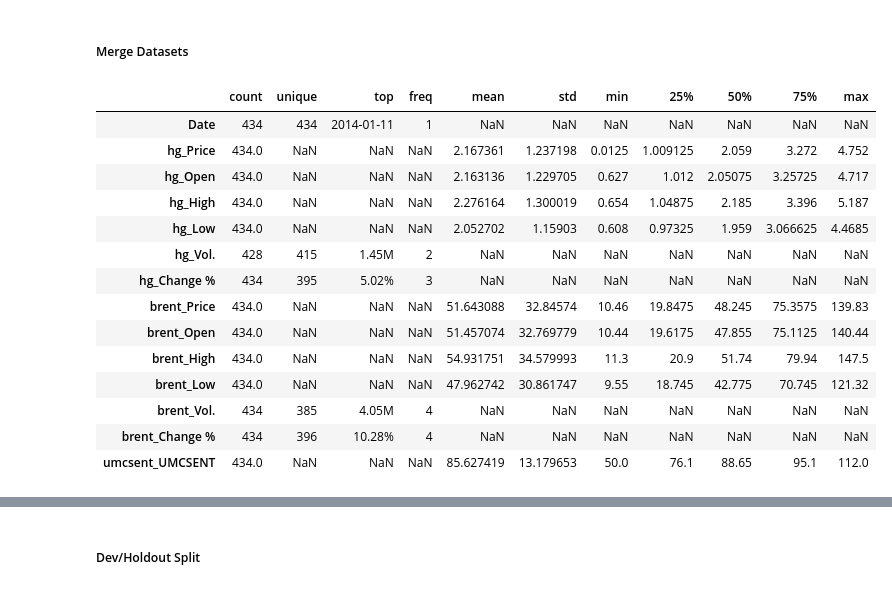
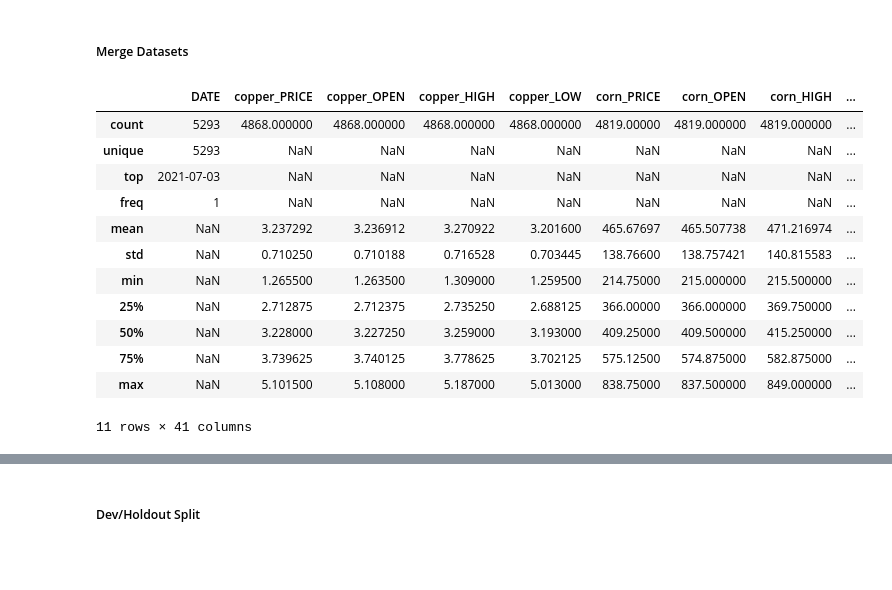
Before and after one commit to neal-logan/ea-nasir, a Jupyter notebook: 01_eda.ipynb, the cells around one changed output, grey strips where cells are left out. Saved outputs shown, nothing was run; the diff lists cells and outputs as text; code cells hidden in the pictures; blank space fills up the shorter version.

```diff
--- a/01_eda.ipynb
+++ b/01_eda.ipynb
@@ -28,17 +27,2 @@ import ibis
 ibis.options.interactive = True
 con = ibis.connect("duckdb://")
-# %%
-# TODO change this to get data from Github
-path = 'data/'
-
-datasets_to_import = {
-    'hg':'trading', # US copper on COMEX, USD/pound
-    'brent':'trading', # Brent crude oil, USD/barrel
-    'umcsent':'non-trading', # US consumer sentiment, as measured by the University of Michigan
-}
-
-imported_datasets = {}
-
-for name,frequency in datasets_to_import.items():
-    imported_datasets[name,frequency] = ibis.read_csv(path + name,frequency + '.csv')
-    print(name,frequency + ': ' + str(imported_datasets[name,frequency].to_pandas().shape))
@@ -69,0 +126,17 @@ imported_datasets['umcsent'] = imported_datasets['umcsent'].rename(
+# %%
+# Fix column names in FRED data and drop excess rows
+for key in fred_datasets.keys():
+    #Rename second column (data) to name of dataset
+    old_col_name = fred_datasets[key].columns[1]
+    new_col_name = key
+    fred_datasets[key] = fred_datasets[key].rename({new_col_name: old_col_name})
+
+    #Convert timestamps to dates
+    fred_datasets[key] = fred_datasets[key].mutate(
+        DATE = fred_datasets[key]['DATE'].cast('date'))
+
+    #Convert to snake-case
+    fred_datasets[key] = fred_datasets[key].rename('ALL_CAPS')
+
+    #Drop old data for efficiency
+    fred_datasets[key] = fred_datasets[key].filter(fred_datasets[key].DATE.year() > 2005)
@@ -114,18 +219,21 @@ data = merge_tables(imported_datasets, 'Date')
+# %%
+inv_data = merge_tables(
+    inv_datasets,
+    join_key = 'DATE',
+    join_type = 'outer')
 # %%
-data.to_pandas().describe(include='all').T
+inv_data.to_pandas().describe(include='all')
 # %% [output]
-|  | count | unique | top | freq | mean | std | min | 25% | 50% | 75% | max |
-| Date | 434 | 434 | 2014-01-11 | 1 | NaN | NaN | NaN | NaN | NaN | NaN | NaN |
-| hg_Price | 434.0 | NaN | NaN | NaN | 2.167361 | 1.237198 | 0.0125 | 1.009125 | 2.059 | 3.272 | 4.752 |
-| hg_Open | 434.0 | NaN | NaN | NaN | 2.163136 | 1.229705 | 0.627 | 1.012 | 2.05075 | 3.25725 | 4.717 |
-| hg_High | 434.0 | NaN | NaN | NaN | 2.276164 | 1.300019 | 0.654 | 1.04875 | 2.185 | 3.396 | 5.187 |
-| hg_Low | 434.0 | NaN | NaN | NaN | 2.052702 | 1.15903 | 0.608 | 0.97325 | 1.959 | 3.066625 | 4.4685 |
-| hg_Vol. | 428 | 415 | 1.45M | 2 | NaN | NaN | NaN | NaN | NaN | NaN | NaN |
-| hg_Change % | 434 | 395 | 5.02% | 3 | NaN | NaN | NaN | NaN | NaN | NaN | NaN |
-| brent_Price | 434.0 | NaN | NaN | NaN | 51.643088 | 32.84574 | 10.46 | 19.8475 | 48.245 | 75.3575 | 139.83 |
-| brent_Open | 434.0 | NaN | NaN | NaN | 51.457074 | 32.769779 | 10.44 | 19.6175 | 47.855 | 75.1125 | 140.44 |
-| brent_High | 434.0 | NaN | NaN | NaN | 54.931751 | 34.579993 | 11.3 | 20.9 | 51.74 | 79.94 | 147.5 |
-| brent_Low | 434.0 | NaN | NaN | NaN | 47.962742 | 30.861747 | 9.55 | 18.745 | 42.775 | 70.745 | 121.32 |
-| brent_Vol. | 434 | 385 | 4.05M | 4 | NaN | NaN | NaN | NaN | NaN | NaN | NaN |
-| brent_Change % | 434 | 396 | 10.28% | 4 | NaN | NaN | NaN | NaN | NaN | NaN | NaN |
-| umcsent_UMCSENT | 434.0 | NaN | NaN | NaN | 85.627419 | 13.179653 | 50.0 | 76.1 | 88.65 | 95.1 | 112.0 |
+|  | DATE | copper_PRICE | copper_OPEN | copper_HIGH | copper_LOW | corn_PRICE | corn_OPEN | corn_HIGH | ... |
+| count | 5293 | 4868.000000 | 4868.000000 | 4868.000000 | 4868.000000 | 4819.00000 | 4819.000000 | 4819.000000 | ... |
+| unique | 5293 | NaN | NaN | NaN | NaN | NaN | NaN | NaN | ... |
+| top | 2021-07-03 | NaN | NaN | NaN | NaN | NaN | NaN | NaN | ... |
+| freq | 1 | NaN | NaN | NaN | NaN | NaN | NaN | NaN | ... |
+| mean | NaN | 3.237292 | 3.236912 | 3.270922 | 3.201600 | 465.67697 | 465.507738 | 471.216974 | ... |
+| std | NaN | 0.710250 | 0.710188 | 0.716528 | 0.703445 | 138.76600 | 138.757421 | 140.815583 | ... |
+| min | NaN | 1.265500 | 1.263500 | 1.309000 | 1.259500 | 214.75000 | 215.000000 | 215.500000 | ... |
+| 25% | NaN | 2.712875 | 2.712375 | 2.735250 | 2.688125 | 366.00000 | 366.000000 | 369.750000 | ... |
+| 50% | NaN | 3.228000 | 3.227250 | 3.259000 | 3.193000 | 409.25000 | 409.500000 | 415.250000 | ... |
+| 75% | NaN | 3.739625 | 3.740125 | 3.778625 | 3.702125 | 575.12500 | 574.875000 | 582.875000 | ... |
+| max | NaN | 5.101500 | 5.108000 | 5.187000 | 5.013000 | 838.75000 | 837.500000 | 849.000000 | ... |
+11 rows × 41 columns
```
Also changed, not shown: parts of 29 cells of this notebook, 10 other files.
